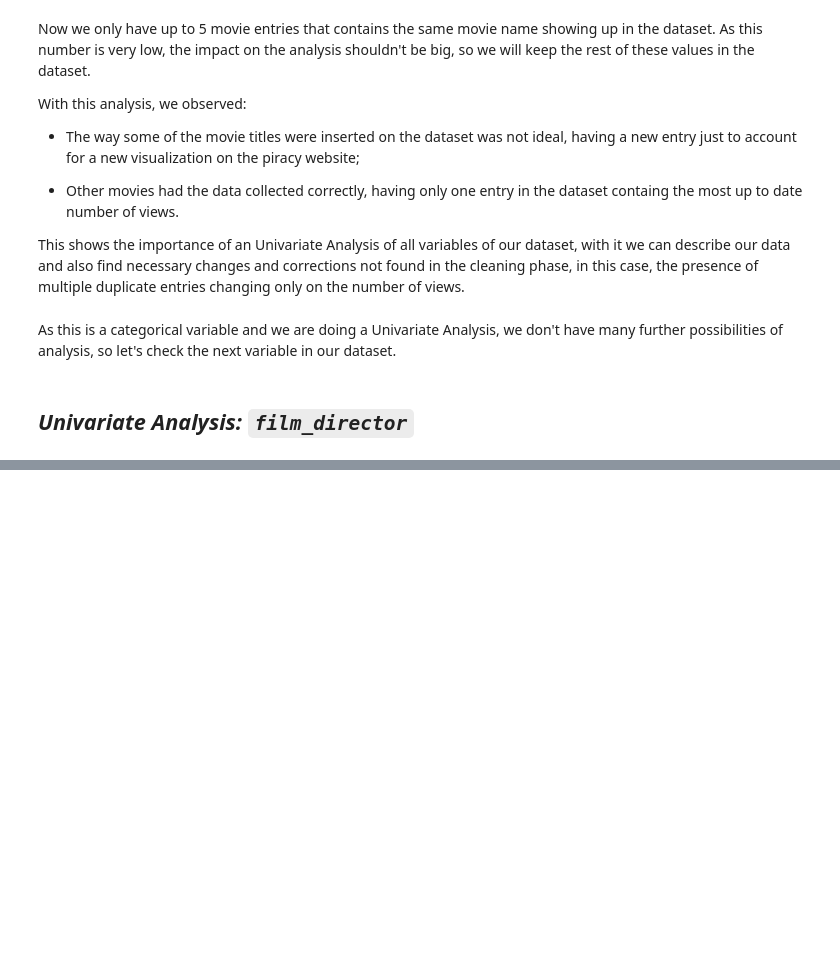
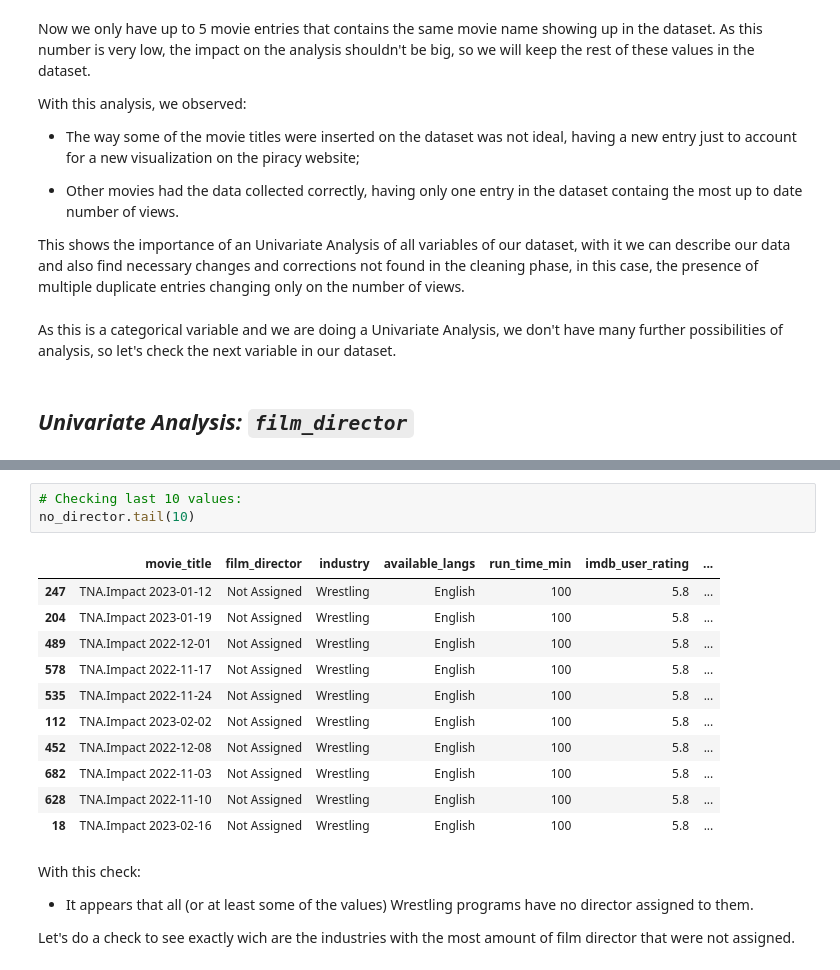
Before and after one commit to JoSEPHDev2022/EDA_Pirated_Movies, a Jupyter notebook: project/2_univariate_analysis.ipynb, the cells around one changed output, grey strips where cells are left out. Saved outputs shown, nothing was run; the diff lists cells and outputs as text; blank space fills up the shorter version.

```diff
--- a/project/2_univariate_analysis.ipynb
+++ b/project/2_univariate_analysis.ipynb
@@ -255,0 +291,21 @@ As this is a categorical variable and we are doing a Univariate Analysis, we don
+# %%
+# Checking last 10 values:
+no_director.tail(10)
+# %% [output]
+|  | movie_title | film_director | industry | available_langs | run_time_min | imdb_user_rating | ... |
+| 247 | TNA.Impact 2023-01-12 | Not Assigned | Wrestling | English | 100 | 5.8 | ... |
+| 204 | TNA.Impact 2023-01-19 | Not Assigned | Wrestling | English | 100 | 5.8 | ... |
+| 489 | TNA.Impact 2022-12-01 | Not Assigned | Wrestling | English | 100 | 5.8 | ... |
+| 578 | TNA.Impact 2022-11-17 | Not Assigned | Wrestling | English | 100 | 5.8 | ... |
+| 535 | TNA.Impact 2022-11-24 | Not Assigned | Wrestling | English | 100 | 5.8 | ... |
+| 112 | TNA.Impact 2023-02-02 | Not Assigned | Wrestling | English | 100 | 5.8 | ... |
+| 452 | TNA.Impact 2022-12-08 | Not Assigned | Wrestling | English | 100 | 5.8 | ... |
+| 682 | TNA.Impact 2022-11-03 | Not Assigned | Wrestling | English | 100 | 5.8 | ... |
+| 628 | TNA.Impact 2022-11-10 | Not Assigned | Wrestling | English | 100 | 5.8 | ... |
+| 18 | TNA.Impact 2023-02-16 | Not Assigned | Wrestling | English | 100 | 5.8 | ... |
+# %% [markdown]
+With this check:
+
+- It appears that all (or at least some of the values) Wrestling programs have no director assigned to them.
+
+Let's do a check to see exactly wich are the industries with the most amount of film director that were not assigned.
```
Also changed, not shown: parts of 15 cells of this notebook.
